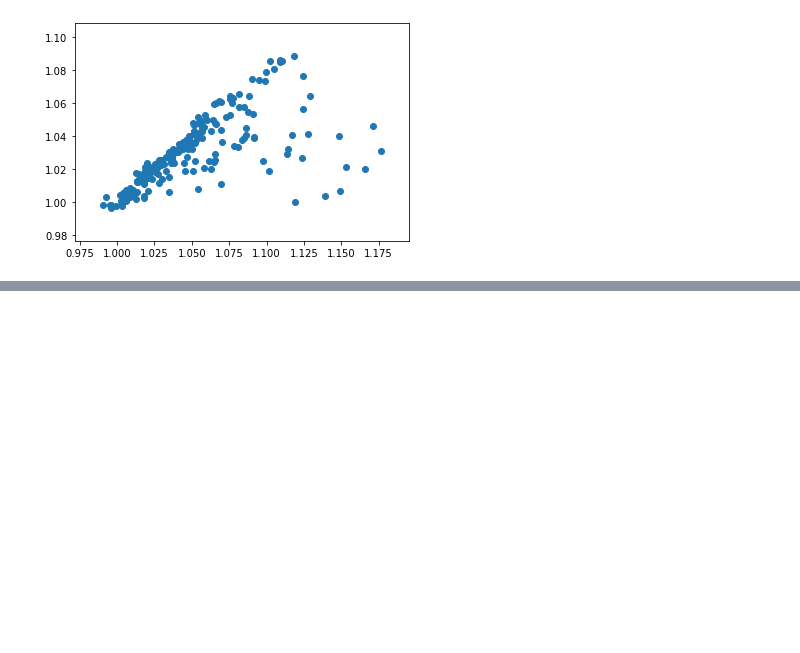
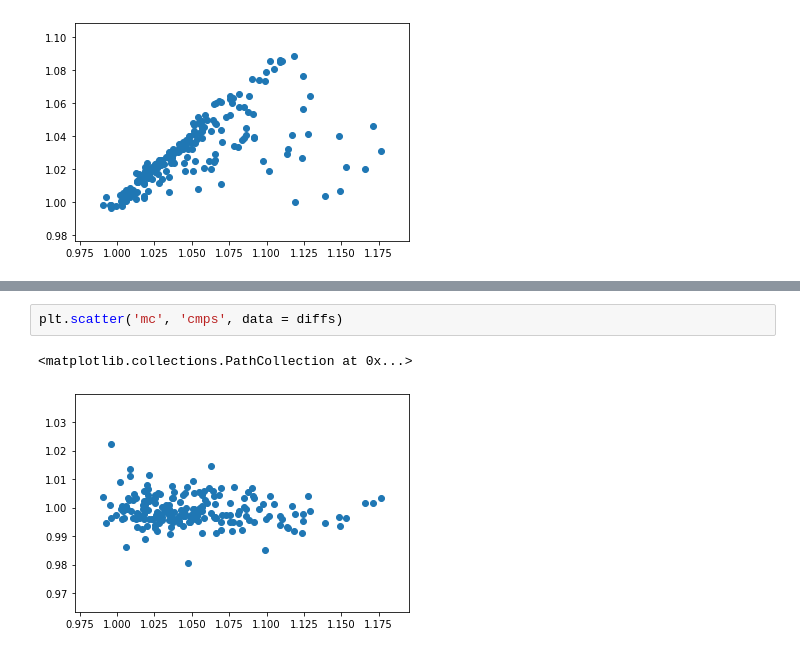
Before and after one commit to roarin-roran/Sorting, a Jupyter notebook: Experiments/PyPyTimsortPowersort.ipynb, the cells around one changed output, grey strips where cells are left out. Saved outputs shown, nothing was run; the diff lists cells and outputs as text; blank space fills up the shorter version.

```diff
--- a/Experiments/PyPyTimsortPowersort.ipynb
+++ b/Experiments/PyPyTimsortPowersort.ipynb
@@ -195,0 +247,5 @@ plt.scatter('mc', 'cmps', data = diffs)
+# %%
+plt.scatter('mc', 'cmps', data = diffs)
+# %% [output]
+<matplotlib.collections.PathCollection at 0x...>
+[figure, added]
```
Also changed, not shown: parts of 4 cells of this notebook, 2 other files.
